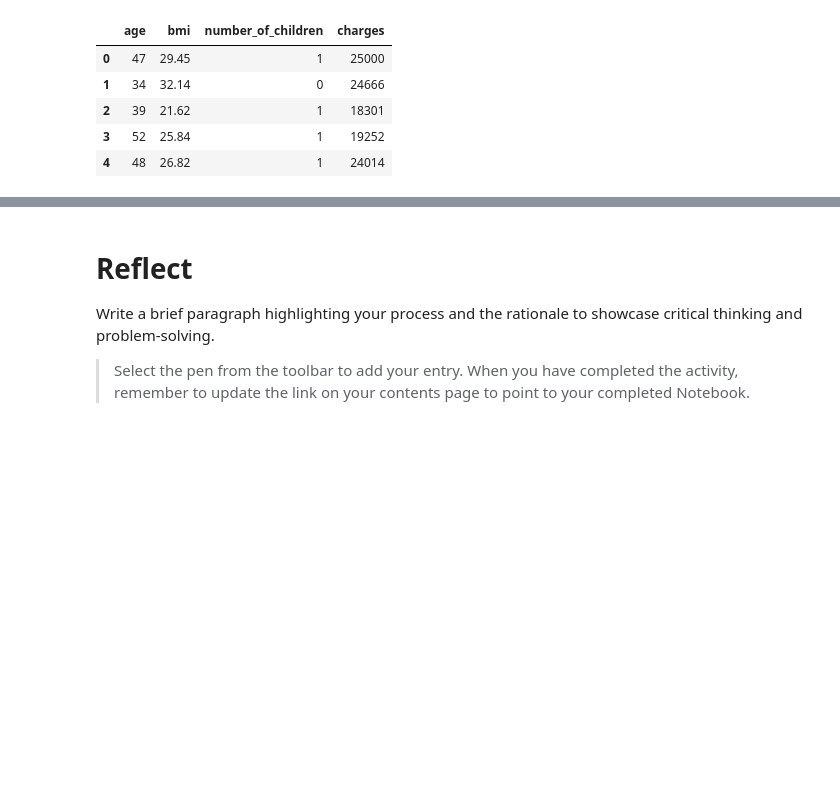
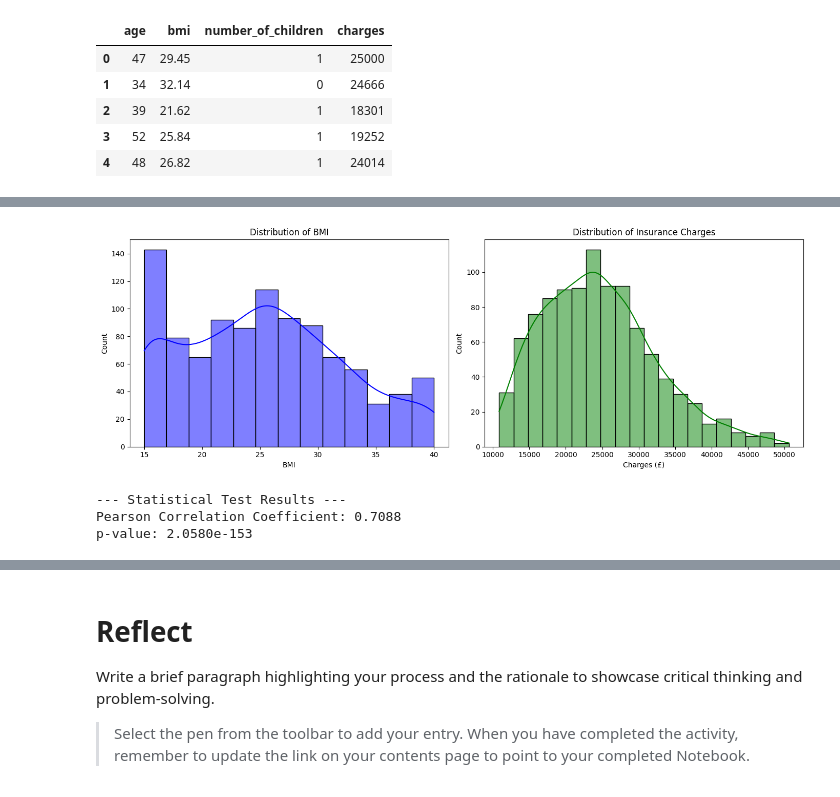
Before and after one commit to frederickbernard229-code/cambridge-pace, a Jupyter notebook: course_1_statistics/CAM_DS_C101_Activity_2_2_3.ipynb, the cells around one changed output, grey strips where cells are left out. Drawn from its saved outputs; the diff is of its cells as text; code cells hidden in the pictures; blank space fills up the shorter version.

```diff
--- a/course_1_statistics/CAM_DS_C101_Activity_2_2_3.ipynb
+++ b/course_1_statistics/CAM_DS_C101_Activity_2_2_3.ipynb
@@ -68,0 +111,31 @@ data.head()
+# %%
+# Create a layout with two plots side-by-side
+fig, axes = plt.subplots(1, 2, figsize=(14, 5))
+
+# 1. Plot the distribution of BMI
+sns.histplot(data['bmi'], kde=True, ax=axes[0], color='blue')
+axes[0].set_title('Distribution of BMI')
+axes[0].set_xlabel('BMI')
+
+# 2. Plot the distribution of Charges
+sns.histplot(data['charges'], kde=True, ax=axes[1], color='green')
+axes[1].set_title('Distribution of Insurance Charges')
+axes[1].set_xlabel('Charges (£)')
+
+plt.tight_layout()
+plt.show()
+# %% [output]
+[figure, added]
+# %%
+from scipy import stats
+
+# Calculate Pearson correlation coefficient and p-value
+correlation, p_value = stats.pearsonr(data['bmi'], data['charges'])
+
+print("--- Statistical Test Results ---")
+print(f"Pearson Correlation Coefficient: {correlation:.4f}")
+print(f"p-value: {p_value:.4e}")
+# %% [output]
+--- Statistical Test Results ---
+Pearson Correlation Coefficient: 0.7088
+p-value: 2.0580e-153
```
Also changed, not shown: parts of 3 cells of this notebook.
